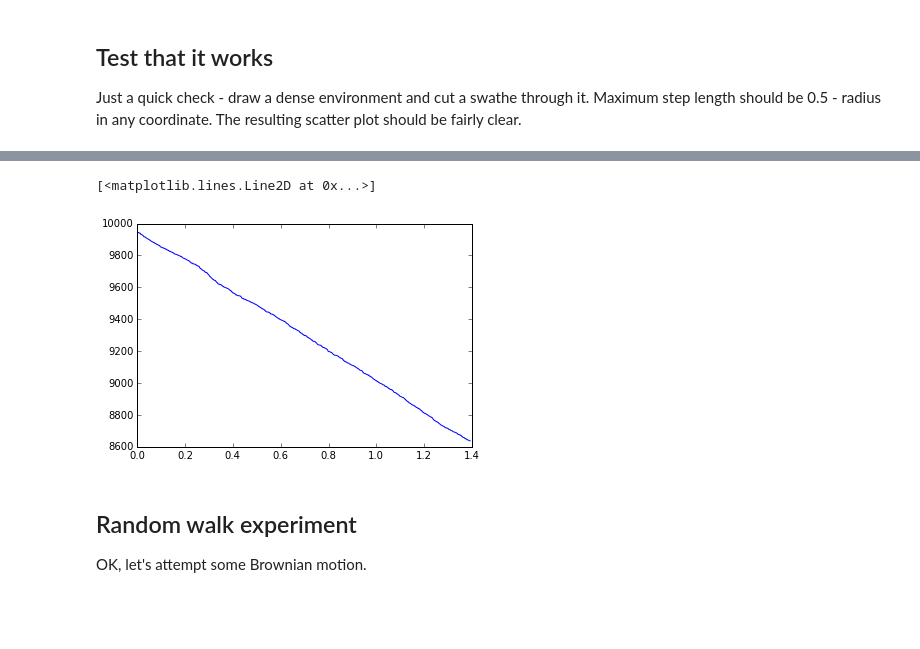
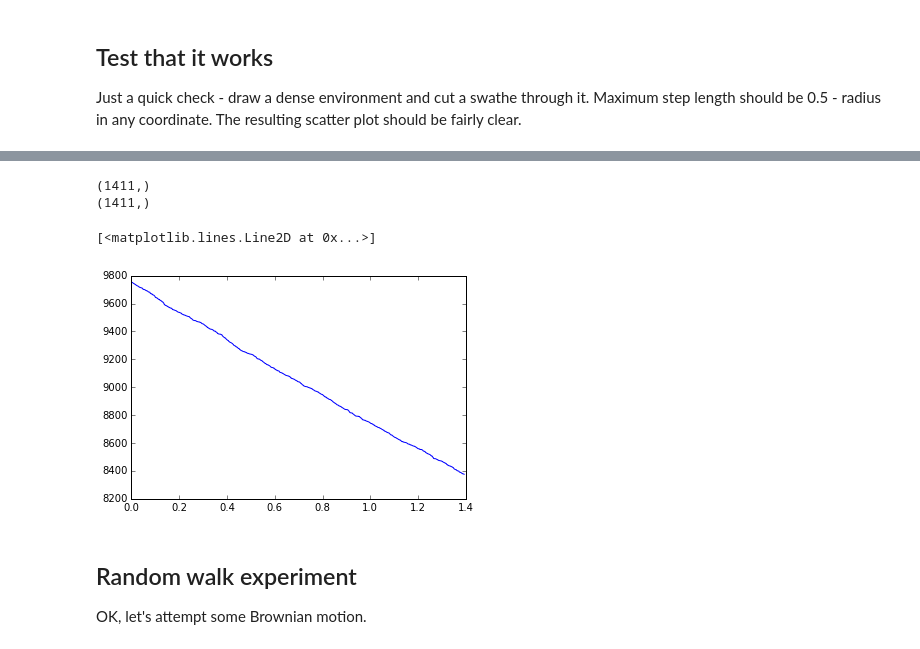
Before and after one commit to rgbrown/preydepletion, a Jupyter notebook: experiments.ipynb, the cells around one changed output, grey strips where cells are left out. Drawn from its saved outputs; the diff is of its cells as text; code cells hidden in the pictures; blank space fills up the shorter version.

```diff
--- a/experiments.ipynb
+++ b/experiments.ipynb
@@ -165,10 +169,13 @@ _ = plt.axis([0, 1, 0, 1])
-# %%
-output = np.sort(sim.output[0:sim.outp], order=['time'])
-
-plt.plot(output['time'], sim.n_prey - np.arange(output.size))
-# %% [output]
-[<matplotlib.lines.Line2D at 0x...>]
-[figure, removed]
+# %%
+t, pop = sim.get_output()
+print t.shape
+print pop.shape
+plt.plot(t, pop)
+# %% [output]
+(1411,)
+(1411,)
+[<matplotlib.lines.Line2D at 0x...>]
+[figure, added]
 # %% [markdown]
 Random walk experiment
 ----------------------
```
Also changed, not shown: parts of 5 cells of this notebook.
